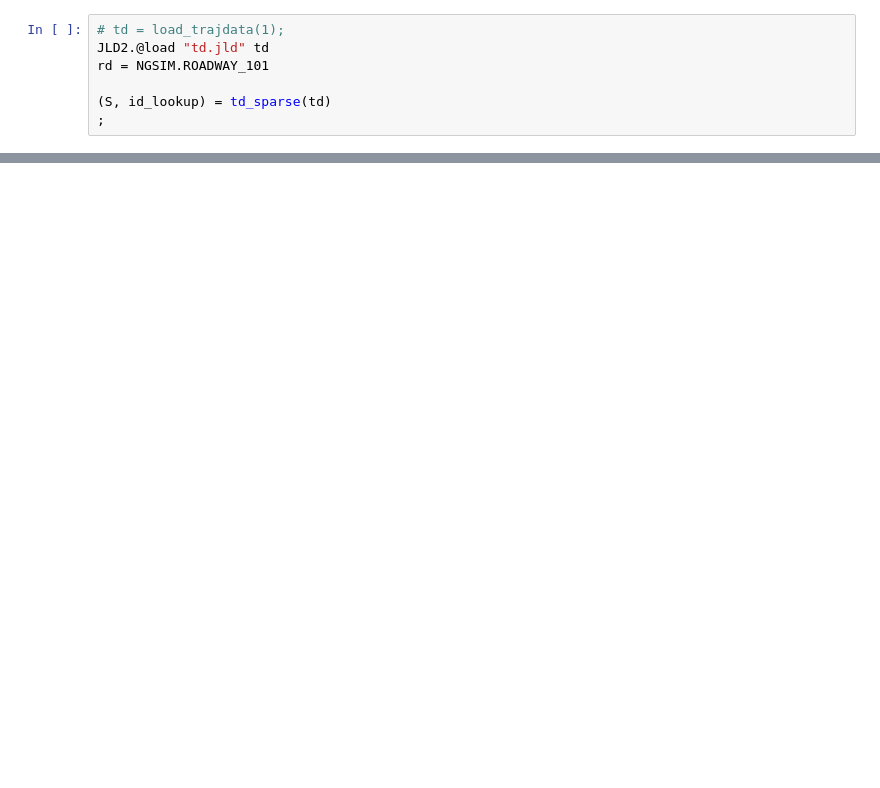
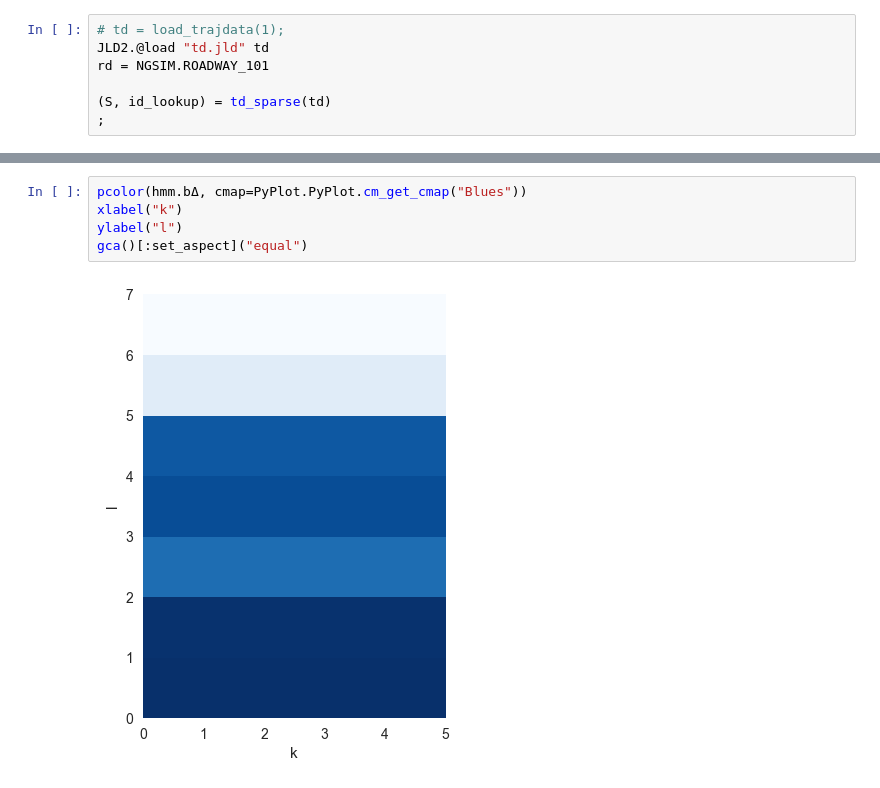
Before and after one commit to hamzaelsaawy/chmms, a Jupyter notebook: ngsim_em.ipynb, the cells around one changed output, grey strips where cells are left out. Drawn from its saved outputs; the diff is of its cells as text; blank space fills up the shorter version.

```diff
--- a/ngsim_em.ipynb
+++ b/ngsim_em.ipynb
@@ -150,0 +61,7 @@ data_likelihood! (generic function with 1 method)
+# %%
+pcolor(hmm.bΔ, cmap=PyPlot.PyPlot.cm_get_cmap("Blues"))
+xlabel("k")
+ylabel("l")
+gca()[:set_aspect]("equal")
+# %% [output]
+[figure, added]
```
Also changed, not shown: parts of 13 cells of this notebook, 5 other files.
